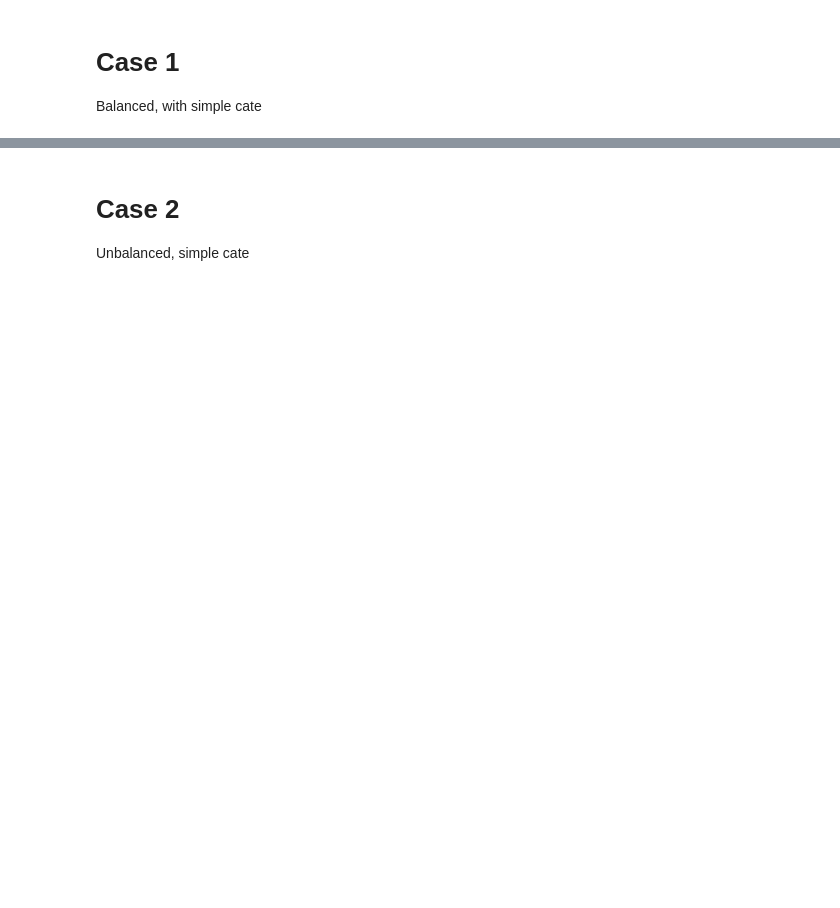
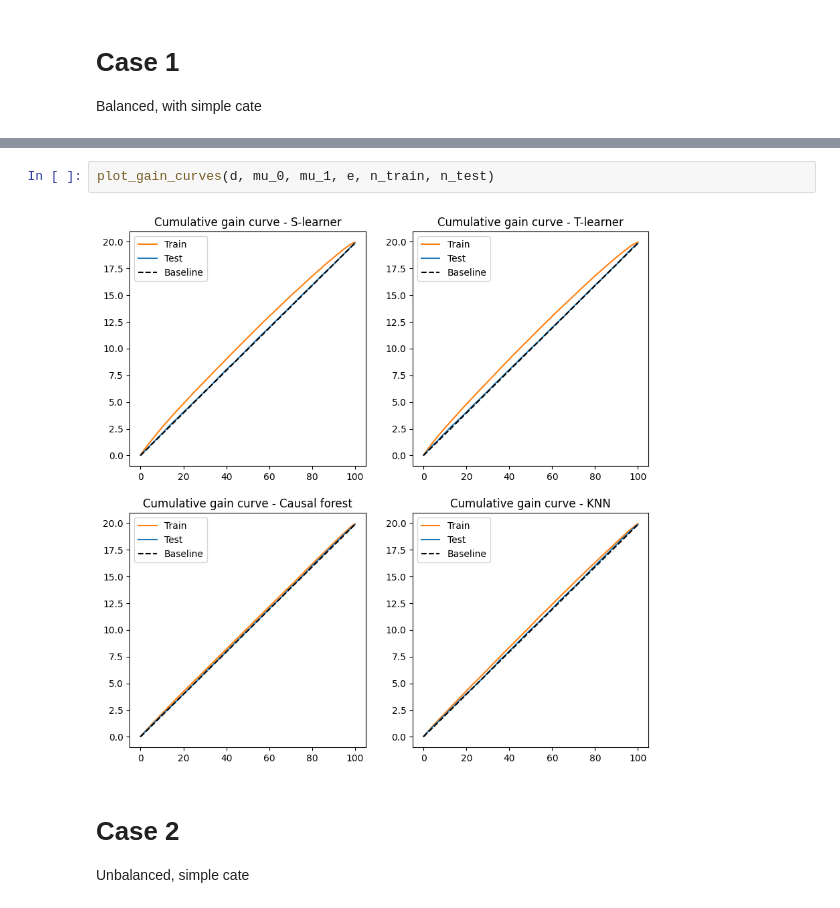
Before and after one commit to Hubert1913/research-project, a Jupyter notebook: data_simulation_notebook.ipynb, the cells around one changed output, grey strips where cells are left out. Saved outputs shown, nothing was run; the diff lists cells and outputs as text; blank space fills up the shorter version.

```diff
--- a/data_simulation_notebook.ipynb
+++ b/data_simulation_notebook.ipynb
@@ -524,3 +577,7 @@ get_conf_intervals(d, mu_0, mu_1, e, n_train, n_test, 10)
+# %%
+plot_gain_curves(d, mu_0, mu_1, e, n_train, n_test)
+# %% [output]
+[figure, added]
 # %% [markdown]
 # Case 2
 
```
Also changed, not shown: parts of 59 cells of this notebook, 1 other file.
